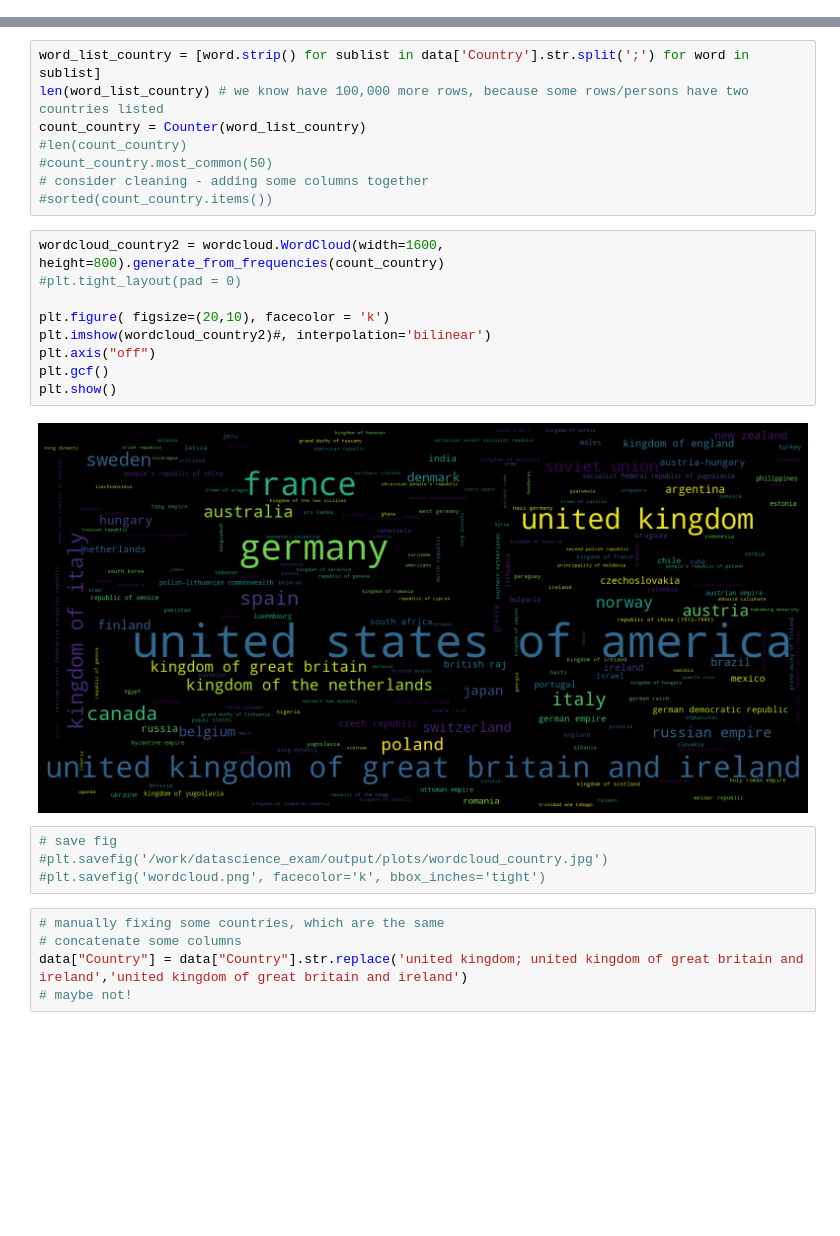
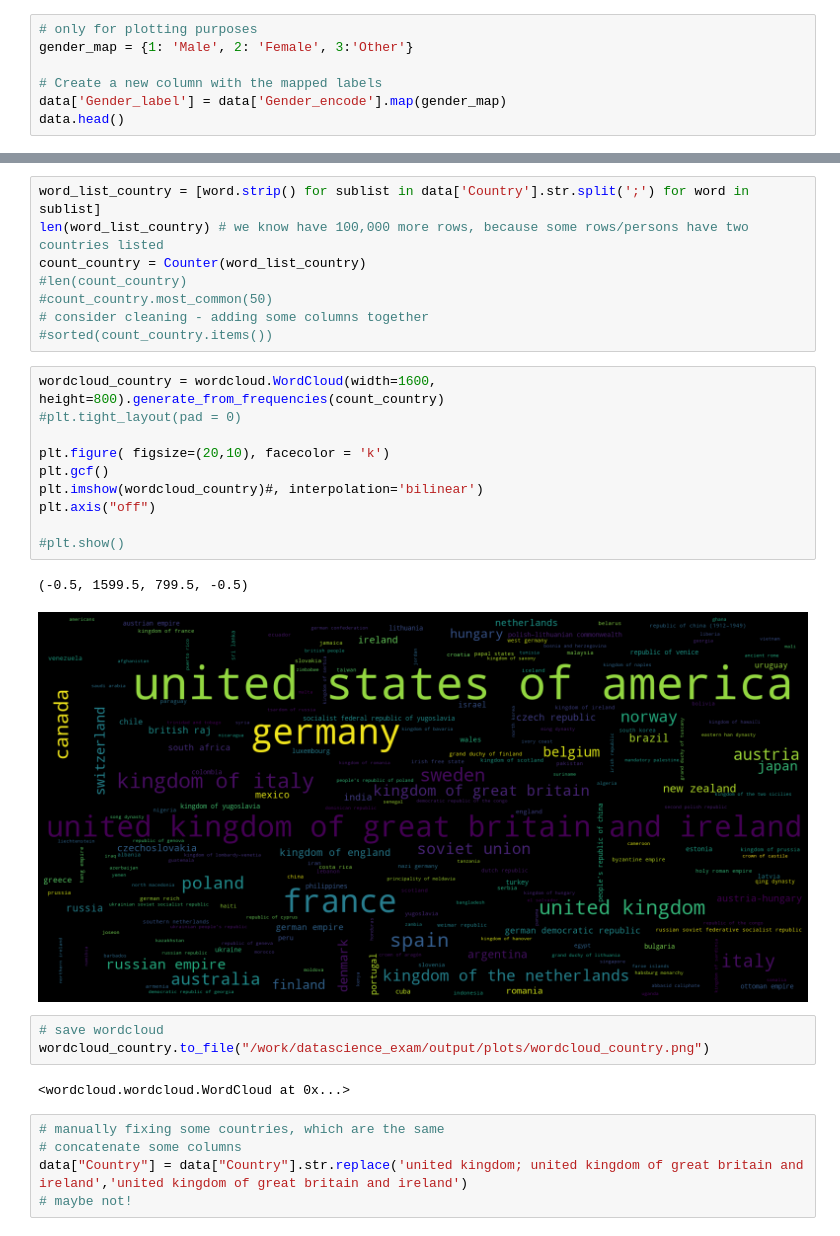
Before and after one commit to sigridbom/datascience_exam, a Jupyter notebook: notebooks/1_data_wrangling.ipynb, the cells around one changed output, grey strips where cells are left out. Drawn from its saved outputs; the diff is of its cells as text; blank space fills up the shorter version.

```diff
--- a/notebooks/1_data_wrangling.ipynb
+++ b/notebooks/1_data_wrangling.ipynb
@@ -153,3 +145,10 @@ Gender_encode
 2     73287
 3       126
 Name: count, dtype: int64
+# %%
+# only for plotting purposes
+gender_map = {1: 'Male', 2: 'Female', 3:'Other'}
+
+# Create a new column with the mapped labels
+data['Gender_label'] = data['Gender_encode'].map(gender_map)
+data.head()
@@ -260,20 +273,23 @@ count_country = Counter(word_list_country)
 # consider cleaning - adding some columns together
 #sorted(count_country.items())
 # %%
-wordcloud_country2 = wordcloud.WordCloud(width=1600, height=800).generate_from_frequencies(count_country)
+wordcloud_country = wordcloud.WordCloud(width=1600, height=800).generate_from_frequencies(count_country)
 #plt.tight_layout(pad = 0)
 
 plt.figure( figsize=(20,10), facecolor = 'k')
-plt.imshow(wordcloud_country2)#, interpolation='bilinear')
+plt.gcf()
+plt.imshow(wordcloud_country)#, interpolation='bilinear')
 plt.axis("off")
-plt.gcf()
-plt.show()
+
+#plt.show()
 # %% [output]
+(-0.5, 1599.5, 799.5, -0.5)
-[figure, old version]
+[figure, new version]
 # %%
-# save fig
-#plt.savefig('/work/datascience_exam/output/plots/wordcloud_country.jpg')
-#plt.savefig('wordcloud.png', facecolor='k', bbox_inches='tight')
+# save wordcloud
+wordcloud_country.to_file("/work/datascience_exam/output/plots/wordcloud_country.png")
+# %% [output]
+<wordcloud.wordcloud.WordCloud at 0x...>
 # %%
 # manually fixing some countries, which are the same
 # concatenate some columns
```
Also changed, not shown: parts of 22 cells of this notebook, 5 other files.
